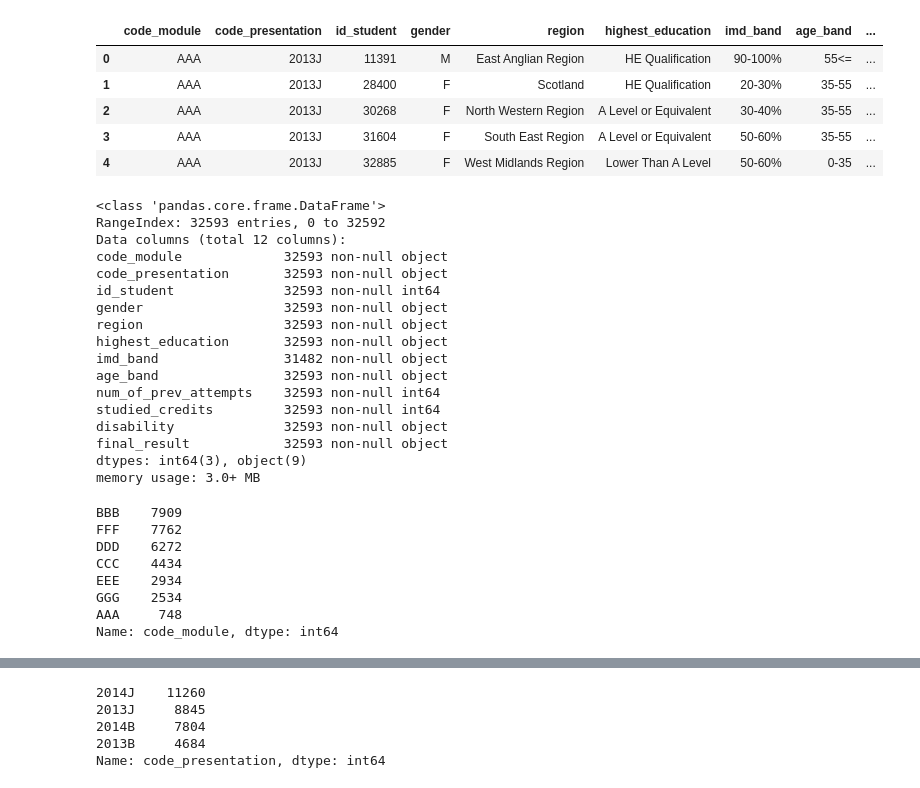
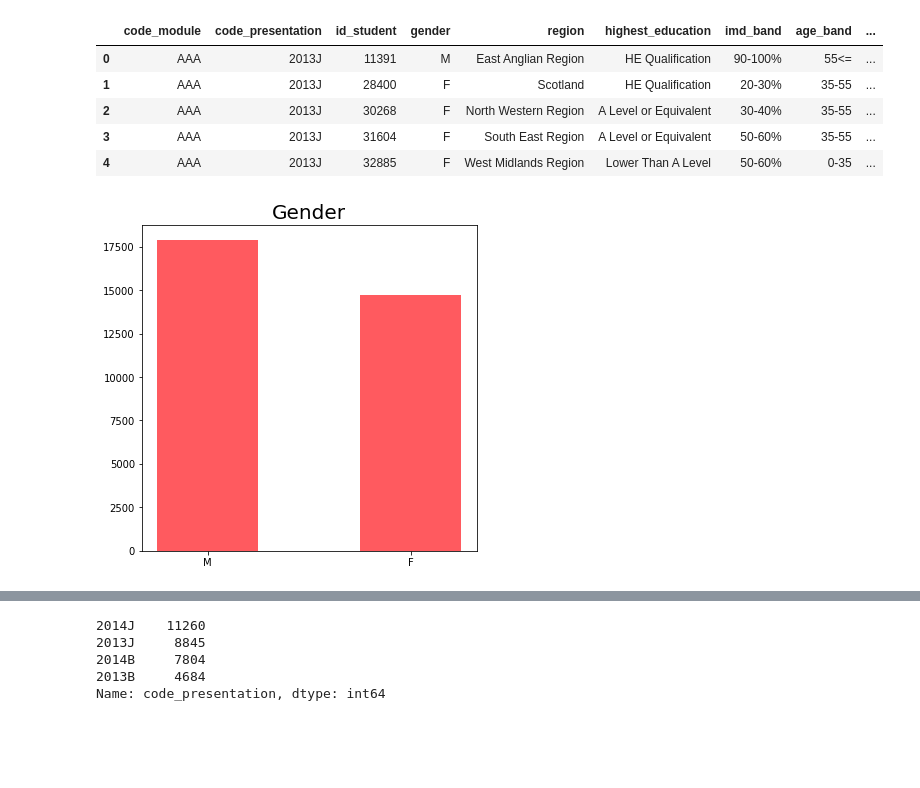
Before and after one commit to nikolholicka/curriculum, a Jupyter notebook: mod6/project_ideas/project_idea_2.ipynb, the cells around one changed output, grey strips where cells are left out. Drawn from its saved outputs; the diff is of its cells as text; code cells hidden in the pictures; blank space fills up the shorter version.

```diff
--- a/mod6/project_ideas/project_idea_2.ipynb
+++ b/mod6/project_ideas/project_idea_2.ipynb
@@ -11,34 +12,26 @@ st.head()
 | 2 | AAA | 2013J | 30268 | F | North Western Region | A Level or Equivalent | 30-40% | 35-55 | ... |
 | 3 | AAA | 2013J | 31604 | F | South East Region | A Level or Equivalent | 50-60% | 35-55 | ... |
 | 4 | AAA | 2013J | 32885 | F | West Midlands Region | Lower Than A Level | 50-60% | 0-35 | ... |
-# %%
-st.info()
-# %% [output]
-<class 'pandas.core.frame.DataFrame'>
-RangeIndex: 32593 entries, 0 to 32592
-Data columns (total 12 columns):
-code_module             32593 non-null object
-code_presentation       32593 non-null object
-id_student              32593 non-null int64
-gender                  32593 non-null object
-region                  32593 non-null object
-highest_education       32593 non-null object
-imd_band                31482 non-null object
-age_band                32593 non-null object
-num_of_prev_attempts    32593 non-null int64
-studied_credits         32593 non-null int64
-disability              32593 non-null object
-final_result            32593 non-null object
-dtypes: int64(3), object(9)
-memory usage: 3.0+ MB
-# %%
-st.code_module.value_counts()
-# %% [output]
-BBB    7909
-FFF    7762
-DDD    6272
-CCC    4434
-EEE    2934
-GGG    2534
-AAA     748
-Name: code_module, dtype: int64
+# %%
+#plt.figure(figsize=(6,6))
+#plt.title('Student Gender')
+#plt.hist(st.highest_education,rwidth=5);
+
+g_dict = dict(st.gender.value_counts())
+gender = list(g_dict.keys())
+gender_values = list(g_dict.values())
+
+plt.figure(figsize=(6,6))
+plt.bar(gender, gender_values,color='#ff5a5f', width=0.5)
+plt.title('Gender',fontsize=20)
+
+def plot_cat_var(column,title,size=(10,6)):
+    new_d = dict(column.value_counts())
+    d_keys = list(new_d.keys())
+    d_values = list(new_d.values())
+
+    plt.figure(figsize=size)
+    plt.bar(d_keys, d_values,color='#ff5a5f', width=0.5)
+    plt.title(title,fontsize=20)
+# %% [output]
+[figure, added]
```
Also changed, not shown: parts of 6 cells of this notebook, 1 other file.
